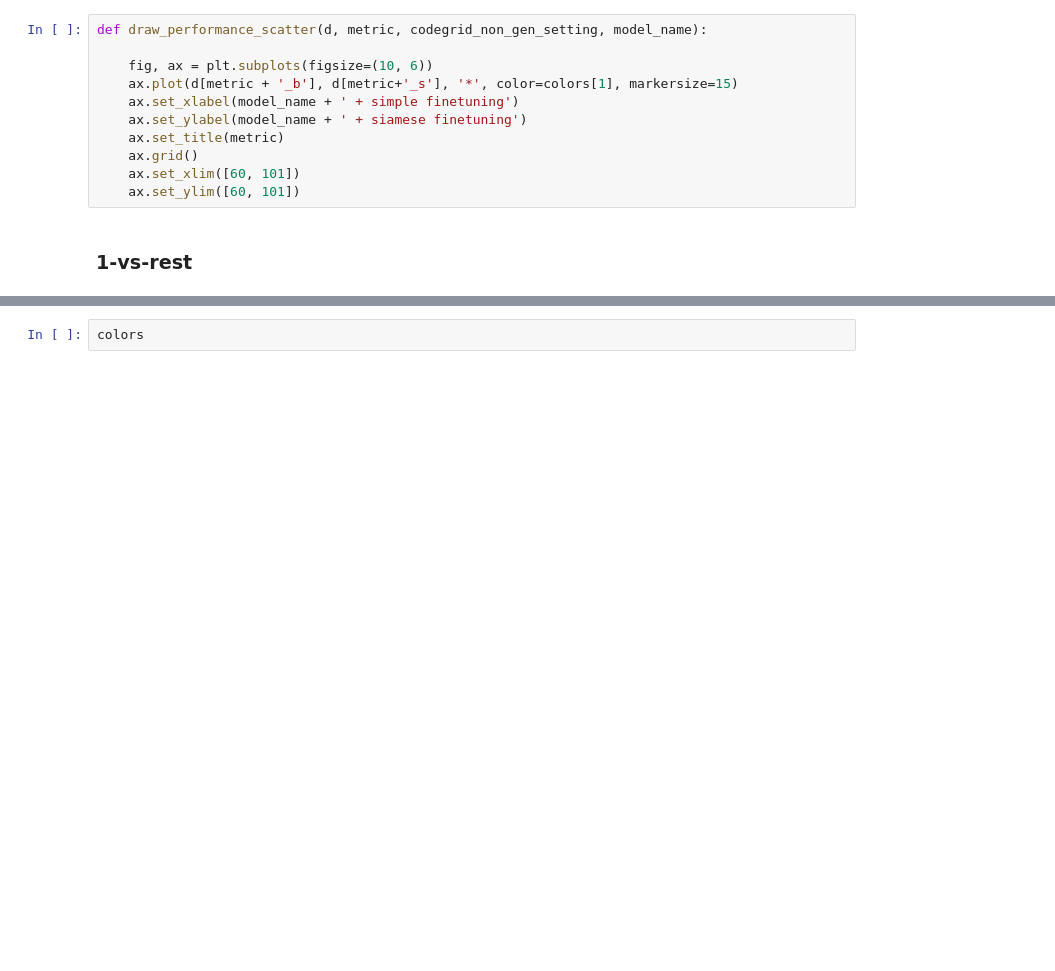
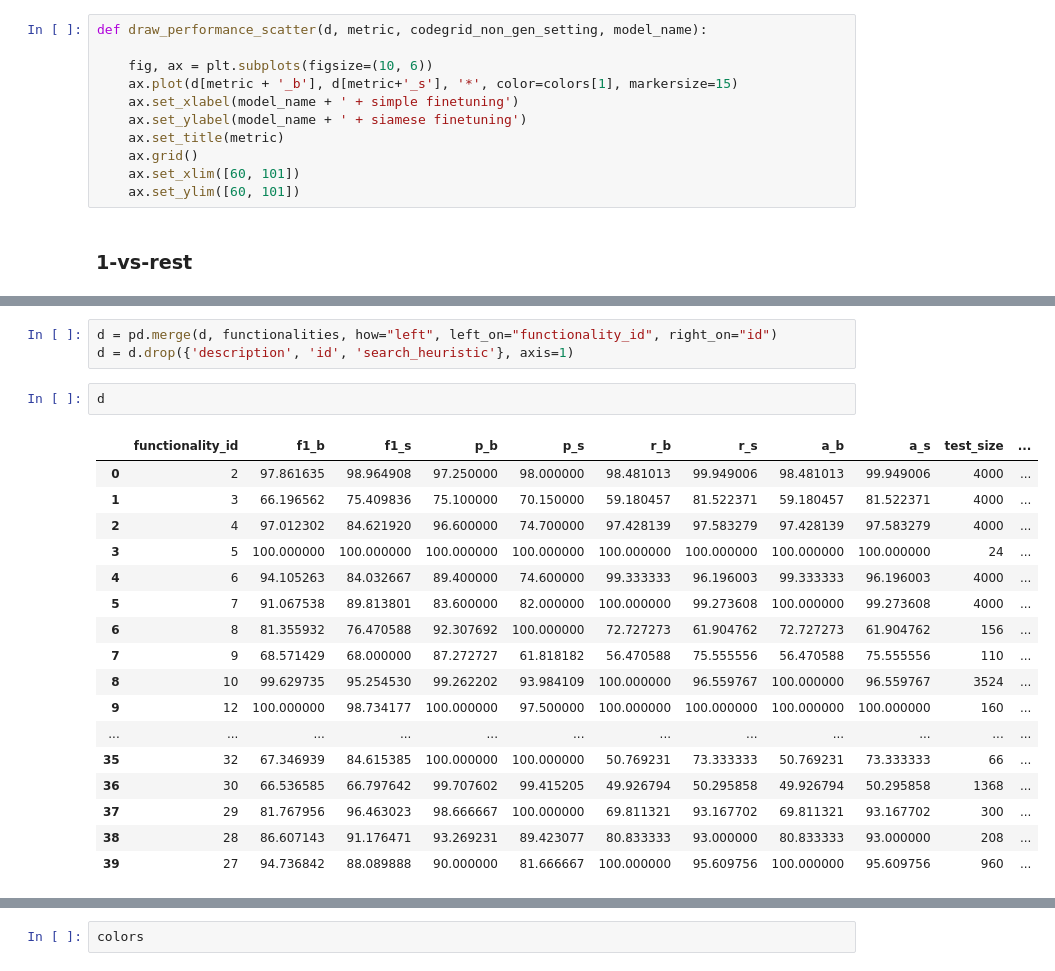
Before and after one commit to kitsiosk/utilities-equal-functionalities, a Jupyter notebook: plot_results.ipynb, the cells around one changed output, grey strips where cells are left out. Drawn from its saved outputs; the diff is of its cells as text; blank space fills up the shorter version.

```diff
--- a/plot_results.ipynb
+++ b/plot_results.ipynb
@@ -198 +268,24 @@ Wilcoxon Rank-Sum Test Statistic: -0.2965839374190784, P-value: 0.76678417547666
+# %%
+d = pd.merge(d, functionalities, how="left", left_on="functionality_id", right_on="id")
+d = d.drop({'description', 'id', 'search_heuristic'}, axis=1)
+# %%
+d
+# %% [output]
+|  | functionality_id | f1_b | f1_s | p_b | p_s | r_b | r_s | a_b | a_s | test_size | ... |
+| 0 | 2 | 97.861635 | 98.964908 | 97.250000 | 98.000000 | 98.481013 | 99.949006 | 98.481013 | 99.949006 | 4000 | ... |
+| 1 | 3 | 66.196562 | 75.409836 | 75.100000 | 70.150000 | 59.180457 | 81.522371 | 59.180457 | 81.522371 | 4000 | ... |
+| 2 | 4 | 97.012302 | 84.621920 | 96.600000 | 74.700000 | 97.428139 | 97.583279 | 97.428139 | 97.583279 | 4000 | ... |
+| 3 | 5 | 100.000000 | 100.000000 | 100.000000 | 100.000000 | 100.000000 | 100.000000 | 100.000000 | 100.000000 | 24 | ... |
+| 4 | 6 | 94.105263 | 84.032667 | 89.400000 | 74.600000 | 99.333333 | 96.196003 | 99.333333 | 96.196003 | 4000 | ... |
+| 5 | 7 | 91.067538 | 89.813801 | 83.600000 | 82.000000 | 100.000000 | 99.273608 | 100.000000 | 99.273608 | 4000 | ... |
+| 6 | 8 | 81.355932 | 76.470588 | 92.307692 | 100.000000 | 72.727273 | 61.904762 | 72.727273 | 61.904762 | 156 | ... |
+| 7 | 9 | 68.571429 | 68.000000 | 87.272727 | 61.818182 | 56.470588 | 75.555556 | 56.470588 | 75.555556 | 110 | ... |
+| 8 | 10 | 99.629735 | 95.254530 | 99.262202 | 93.984109 | 100.000000 | 96.559767 | 100.000000 | 96.559767 | 3524 | ... |
+| 9 | 12 | 100.000000 | 98.734177 | 100.000000 | 97.500000 | 100.000000 | 100.000000 | 100.000000 | 100.000000 | 160 | ... |
+| ... | ... | ... | ... | ... | ... | ... | ... | ... | ... | ... | ... |
+| 35 | 32 | 67.346939 | 84.615385 | 100.000000 | 100.000000 | 50.769231 | 73.333333 | 50.769231 | 73.333333 | 66 | ... |
+| 36 | 30 | 66.536585 | 66.797642 | 99.707602 | 99.415205 | 49.926794 | 50.295858 | 49.926794 | 50.295858 | 1368 | ... |
+| 37 | 29 | 81.767956 | 96.463023 | 98.666667 | 100.000000 | 69.811321 | 93.167702 | 69.811321 | 93.167702 | 300 | ... |
+| 38 | 28 | 86.607143 | 91.176471 | 93.269231 | 89.423077 | 80.833333 | 93.000000 | 80.833333 | 93.000000 | 208 | ... |
+| 39 | 27 | 94.736842 | 88.089888 | 90.000000 | 81.666667 | 100.000000 | 95.609756 | 100.000000 | 95.609756 | 960 | ... |
 # %%
```
Also changed, not shown: parts of 27 cells of this notebook, 3 other files.
